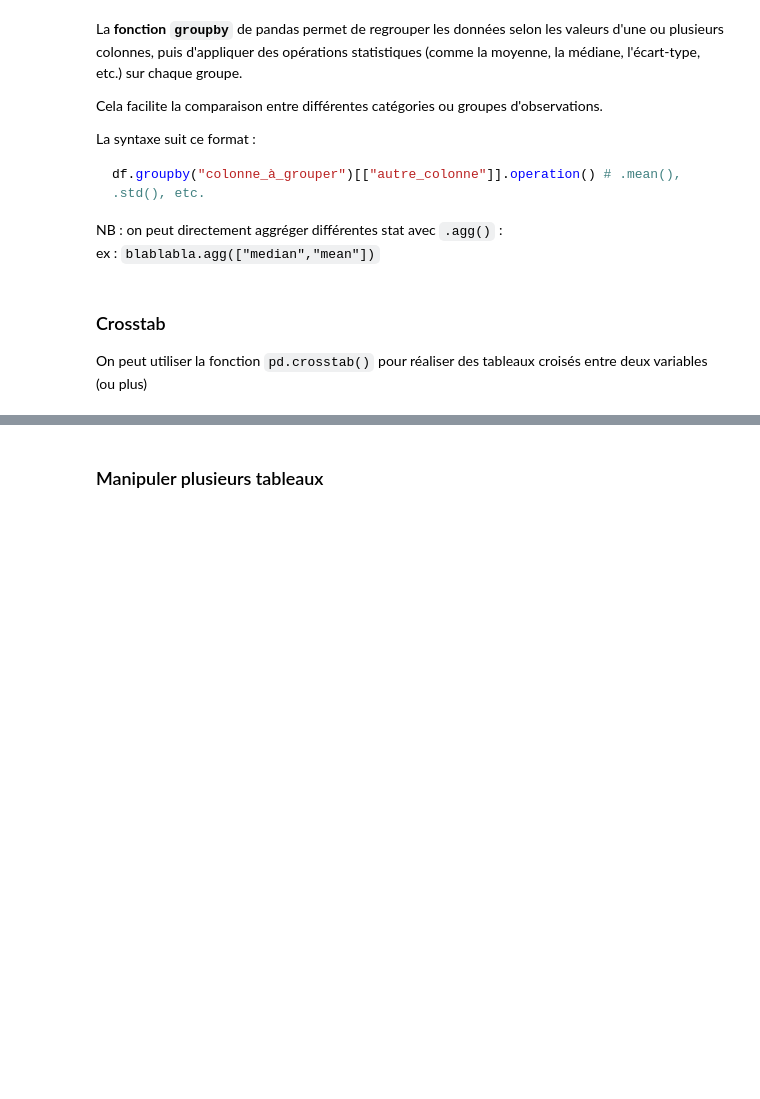
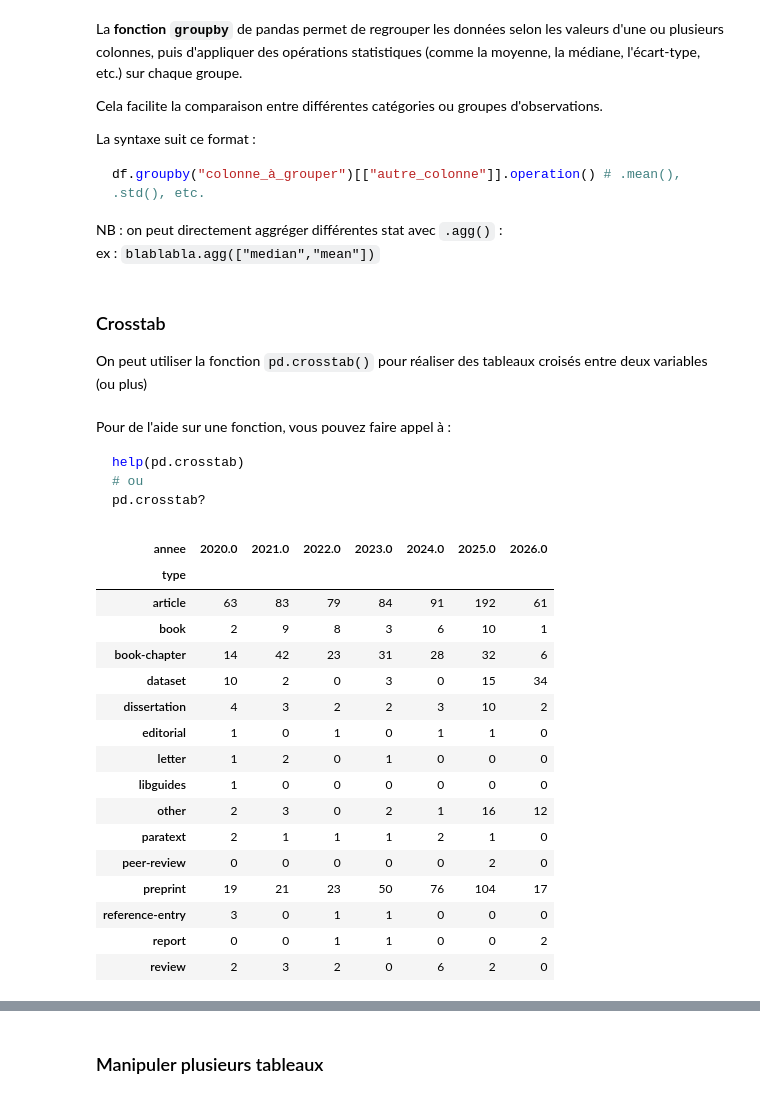
Before and after one commit to pyshs/CUSO2026, a Jupyter notebook: notebooks/pandas.ipynb, the cells around one changed output, grey strips where cells are left out. Drawn from its saved outputs; the diff is of its cells as text; code cells hidden in the pictures; blank space fills up the shorter version.

Commit message:
maj crosstab

````diff
--- a/notebooks/pandas.ipynb
+++ b/notebooks/pandas.ipynb
@@ -258,3 +258,32 @@ ex : `blablabla.agg(["median","mean"])`
 ### Crosstab
 
 On peut utiliser la fonction `pd.crosstab()` pour réaliser des tableaux croisés entre deux variables (ou plus)
+# %% [markdown]
+Pour de l'aide sur une fonction, vous pouvez faire appel à :
+```python
+help(pd.crosstab)
+# ou
+pd.crosstab?
+```
+# %%
+# Exemple de tableau croisé :
+df_recent = my_df[my_df["annee"] >= 2020]
+pd.crosstab(df_recent["type"], df_recent["annee"])
+# %% [output]
+| annee | 2020.0 | 2021.0 | 2022.0 | 2023.0 | 2024.0 | 2025.0 | 2026.0 |
+| type |  |  |  |  |  |  |  |
+| article | 63 | 83 | 79 | 84 | 91 | 192 | 61 |
+| book | 2 | 9 | 8 | 3 | 6 | 10 | 1 |
+| book-chapter | 14 | 42 | 23 | 31 | 28 | 32 | 6 |
+| dataset | 10 | 2 | 0 | 3 | 0 | 15 | 34 |
+| dissertation | 4 | 3 | 2 | 2 | 3 | 10 | 2 |
+| editorial | 1 | 0 | 1 | 0 | 1 | 1 | 0 |
+| letter | 1 | 2 | 0 | 1 | 0 | 0 | 0 |
+| libguides | 1 | 0 | 0 | 0 | 0 | 0 | 0 |
+| other | 2 | 3 | 0 | 2 | 1 | 16 | 12 |
+| paratext | 2 | 1 | 1 | 1 | 2 | 1 | 0 |
+| peer-review | 0 | 0 | 0 | 0 | 0 | 2 | 0 |
+| preprint | 19 | 21 | 23 | 50 | 76 | 104 | 17 |
+| reference-entry | 3 | 0 | 1 | 1 | 0 | 0 | 0 |
+| report | 0 | 0 | 1 | 1 | 0 | 0 | 2 |
+| review | 2 | 3 | 2 | 0 | 6 | 2 | 0 |
````
Also changed, not shown: parts of 2 cells of this notebook.
